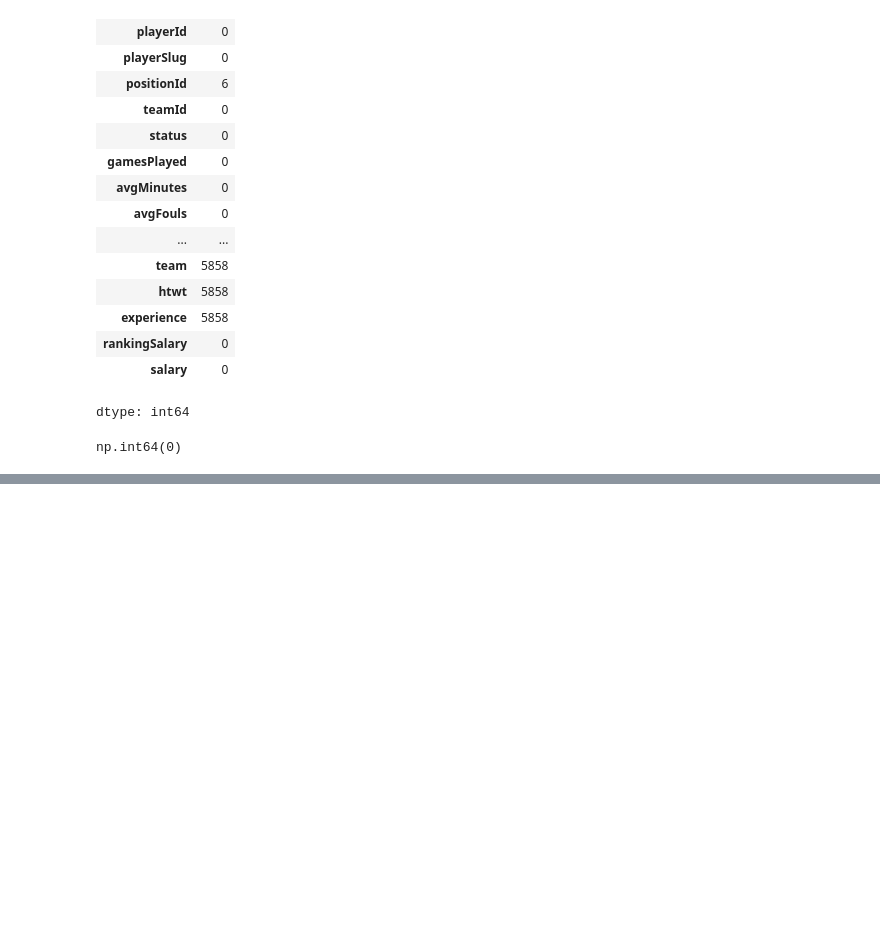
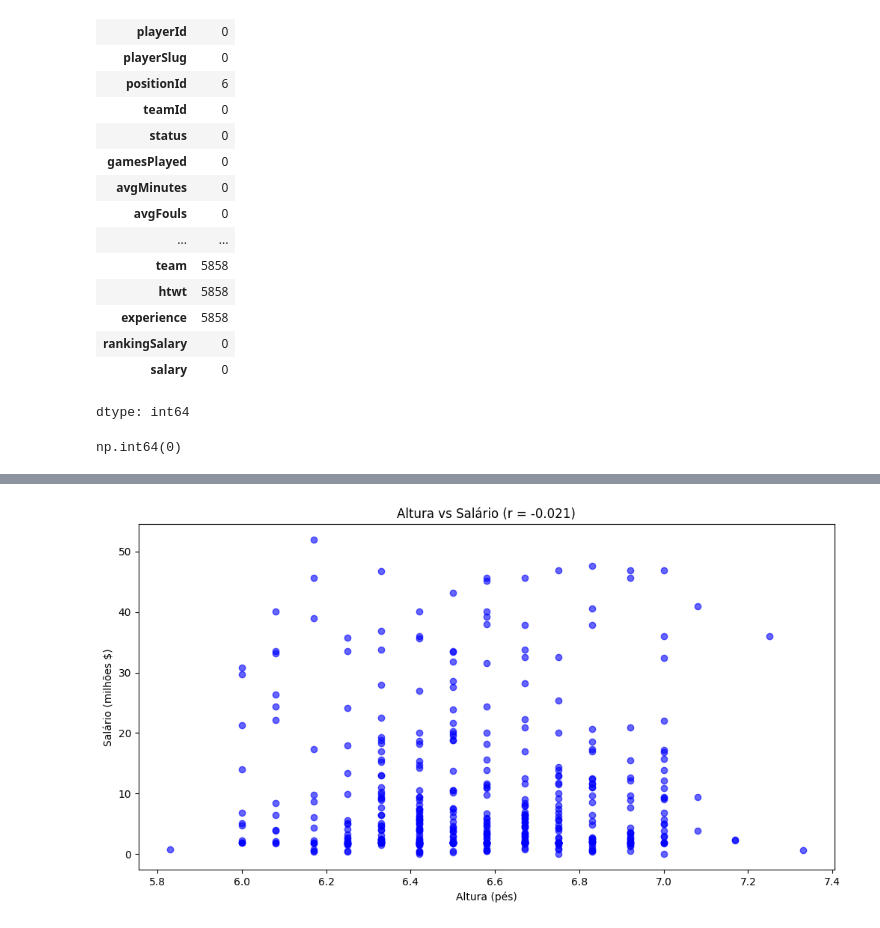
Before and after one commit to nise1301/NBA_stats, a Jupyter notebook: NBA_EDA_AT1.ipynb, the cells around one changed output, grey strips where cells are left out. Drawn from its saved outputs; the diff is of its cells as text; code cells hidden in the pictures; blank space fills up the shorter version.

```diff
--- a/NBA_EDA_AT1.ipynb
+++ b/NBA_EDA_AT1.ipynb
@@ -362,3 +102,0 @@ None
-# %%
-df = df.drop('salario', axis=1)
-df
@@ -422,0 +148,16 @@ dtype: int64
+# %%
+# Análise simples: Altura vs Draft
+# Converter informações de draft
+dados['foi_draftado'] = dados['draftinfo'].notna()
+
+# Separar jogadores draftados e não draftados
+draftados = dados[dados['foi_draftado'] == True]
+nao_draftados = dados[dados['foi_draftado'] == False]
+
+print("ANÁLISE ALTURA vs DRAFT")
+print("=" * 25)
+print(f"Jogadores draftados: {len(draftados):,}")
+print(f"Jogadores não draftados: {len(nao_draftados):,}")
+print(f"Altura média - Draftados: {draftados['altura_pes'].mean():.2f} pés")
+print(f"Altura média - Não Draftados: {nao_draftados['altura_pes'].mean():.2f} pés")
+print(f"Diferença: {draftados['altura_pes'].mean() - nao_draftados['altura_pes'].mean():.2f} pés")
@@ -422,0 +172,16 @@ dtype: int64
+# %%
+# Análise por faixas de altura
+dados['faixa_altura'] = pd.cut(dados['altura_pes'],
+                              bins=[5.8, 6.0, 6.2, 6.4, 6.6, 6.8, 7.0, 7.5],
+                              labels=['5.8-6.0', '6.0-6.2', '6.2-6.4', '6.4-6.6',
+                                     '6.6-6.8', '6.8-7.0', '7.0+'])
+
+# Taxa de draft por faixa
+analise_draft = dados.groupby('faixa_altura').agg({
+    'foi_draftado': ['count', 'sum', 'mean']
+}).round(3)
+
+analise_draft.columns = ['Total', 'Draftados', 'Taxa_Draft']
+
+print(f"\nTAXA DE DRAFT POR FAIXA DE ALTURA:")
+print(analise_draft)
@@ -422,0 +264,12 @@ dtype: int64
+# %%
+# Visualização
+plt.figure(figsize=(12, 6))
+
+# Scatter plot
+plt.scatter(dados['altura_pes'], dados['salary_num']/1e6, alpha=0.6, color='blue')
+plt.xlabel('Altura (pés)')
+plt.ylabel('Salário (milhões $)')
+plt.title(f'Altura vs Salário (r = {correlacao:.3f})')
+plt.show()
+# %% [output]
+[figure, added]
```
Also changed, not shown: parts of 54 cells of this notebook.
